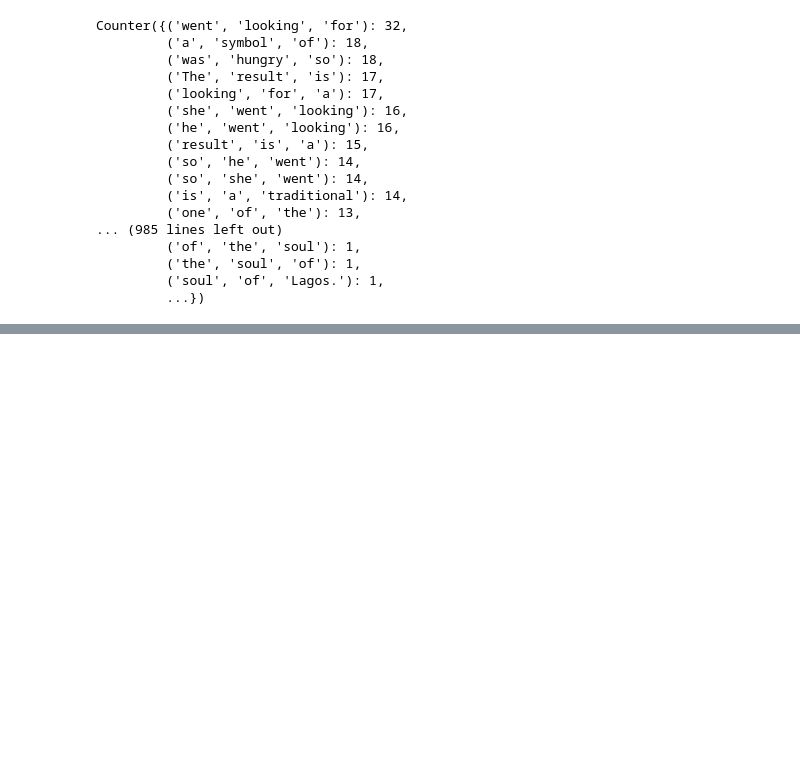
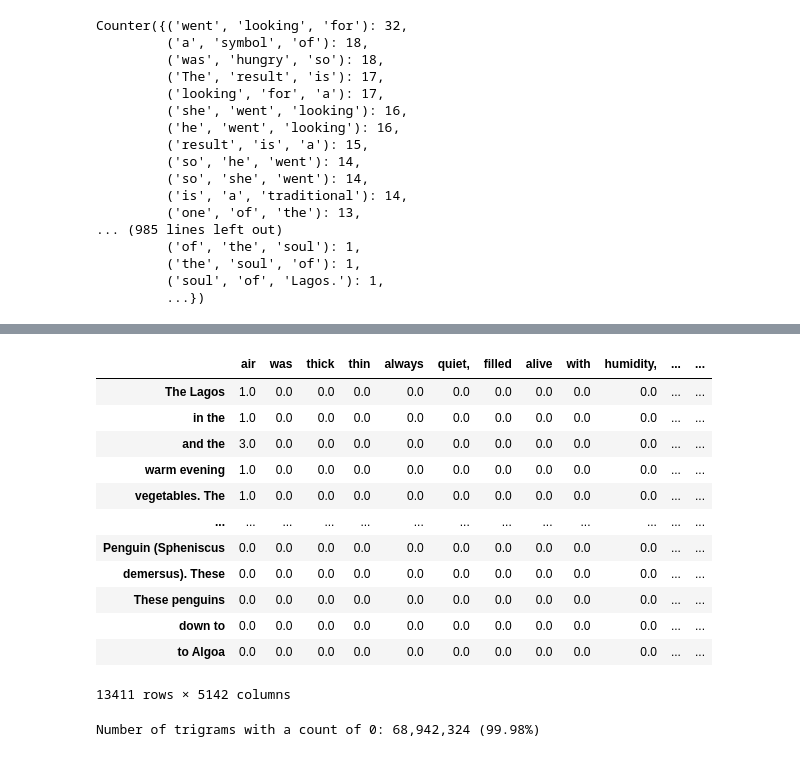
Before and after one commit to Srushanth/n-gram-models, a Jupyter notebook: notebooks/first_step.ipynb, the cells around one changed output, grey strips where cells are left out. Saved outputs shown, nothing was run; the diff lists cells and outputs as text; code cells hidden in the pictures; blank space fills up the shorter version.

```diff
--- a/notebooks/first_step.ipynb
+++ b/notebooks/first_step.ipynb
@@ -224,0 +331,33 @@ for trigram, count in trigram_counts.most_common(10):
+# %%
+trigram_counts = get_ngram_counts(dataset, n=3)
+
+# Use the pandas library to display the counts in a table.
+trigram_counts_matrix = {
+    context: dict(counts) for context, counts in trigram_counts.items()
+}
+trigram_data_frame = pd.DataFrame.from_dict(
+    trigram_counts_matrix, orient="index").fillna(0)
+
+display(trigram_data_frame)
+# %% [output]
+|  | air | was | thick | thin | always | quiet, | filled | alive | with | humidity, | ... | ... |
+| The Lagos | 1.0 | 0.0 | 0.0 | 0.0 | 0.0 | 0.0 | 0.0 | 0.0 | 0.0 | 0.0 | ... | ... |
+| in the | 1.0 | 0.0 | 0.0 | 0.0 | 0.0 | 0.0 | 0.0 | 0.0 | 0.0 | 0.0 | ... | ... |
+| and the | 3.0 | 0.0 | 0.0 | 0.0 | 0.0 | 0.0 | 0.0 | 0.0 | 0.0 | 0.0 | ... | ... |
+| warm evening | 1.0 | 0.0 | 0.0 | 0.0 | 0.0 | 0.0 | 0.0 | 0.0 | 0.0 | 0.0 | ... | ... |
+| vegetables. The | 1.0 | 0.0 | 0.0 | 0.0 | 0.0 | 0.0 | 0.0 | 0.0 | 0.0 | 0.0 | ... | ... |
+| ... | ... | ... | ... | ... | ... | ... | ... | ... | ... | ... | ... | ... |
+| Penguin (Spheniscus | 0.0 | 0.0 | 0.0 | 0.0 | 0.0 | 0.0 | 0.0 | 0.0 | 0.0 | 0.0 | ... | ... |
+| demersus). These | 0.0 | 0.0 | 0.0 | 0.0 | 0.0 | 0.0 | 0.0 | 0.0 | 0.0 | 0.0 | ... | ... |
+| These penguins | 0.0 | 0.0 | 0.0 | 0.0 | 0.0 | 0.0 | 0.0 | 0.0 | 0.0 | 0.0 | ... | ... |
+| down to | 0.0 | 0.0 | 0.0 | 0.0 | 0.0 | 0.0 | 0.0 | 0.0 | 0.0 | 0.0 | ... | ... |
+| to Algoa | 0.0 | 0.0 | 0.0 | 0.0 | 0.0 | 0.0 | 0.0 | 0.0 | 0.0 | 0.0 | ... | ... |
+13411 rows × 5142 columns
+# %%
+zero_count = (trigram_data_frame == 0).sum().sum()
+print(
+    f"Number of trigrams with a count of 0: {zero_count:,}"
+    f" ({zero_count/trigram_data_frame.size * 100:.2f}%)"
+)
+# %% [output]
+Number of trigrams with a count of 0: 68,942,324 (99.98%)
```
Also changed, not shown: parts of 21 cells of this notebook.
